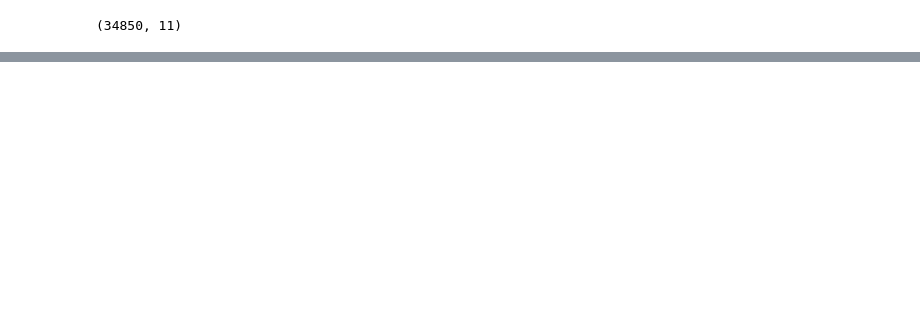
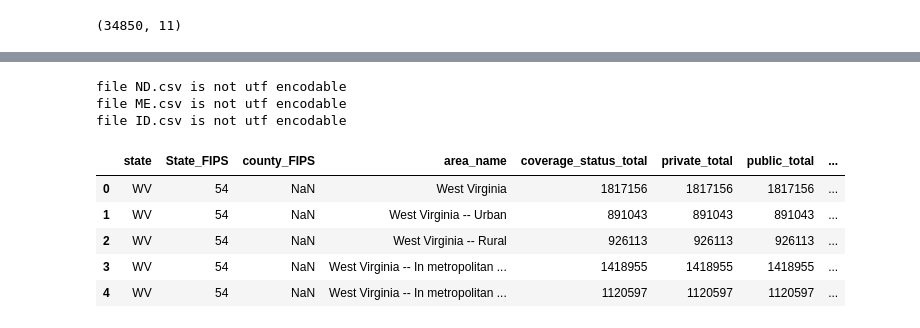
Before and after one commit to Elguetajj/bi-milanesos-2021, a Jupyter notebook: etls.ipynb, the cells around one changed output, grey strips where cells are left out. Cells and saved outputs as stored; diff of their text form; code cells hidden in the pictures; blank space fills up the shorter version.

Commit message:
agrega disability y health_insurance

```diff
--- a/etls.ipynb
+++ b/etls.ipynb
@@ -52,12 +53,26 @@ def files_to_dataframe(files,filter_regex,column_names_dict,drive):
     df = pd.DataFrame()
     desired_files = list(filter(lambda i: r.match(i["title"]), files))
     for file in desired_files:
+#         print(file["title"])
         each_file = drive.CreateFile({'id': file['id'] })
-        file_buffer = StringIO(each_file.GetContentString())
-        df_each_file = pd.read_csv(file_buffer)
+        try:
+            file_content = StringIO(each_file.GetContentString())
+            df_each_file = pd.read_csv(file_content,usecols=column_names_dict.keys())
+        except:
+            print(f"file {file['title']} is not utf encodable")
+            filename = f"./temp/{file['title']}"
+            each_file.GetContentFile(filename, mimetype='text/csv')
+            with open("./temp/ND.csv", 'rb') as f:
+                file_content = f.read().decode("utf-16")
+            df_each_file = pd.read_csv(StringIO(file_content),usecols=column_names_dict.keys())
+
         df = df.append(df_each_file)
-    df_selected = df[column_names.keys()]
-    df_renamed = df_selected.rename(columns=column_names)
+#     temp = "./temp/"
+#     for file in temp:
+#         os.remove(file)
+
+#     df_selected = df[column_names_dict.keys()]
+    df_renamed = df.rename(columns=column_names_dict)
     return df_renamed
 # %%
 def to_sql(df,table_name,engine):
@@ -99,0 +270,17 @@ table.shape
+# %%
+health_insurance_names = {
+    "State":"state",
+    "StateFIPS":"State_FIPS",
+    "CountyFIPS":"county_FIPS",
+    "AreaName": "area_name",
+    "B27001_001":"coverage_status_total",
+    "B27002_001":"private_total",
+    "B27003_001":"public_total",
+    "C27004_001":"employer_based_total",
+    "C27005_001":"direct_purchase_total",
+    "C27006_001":"medicare_total",
+    "C27007_001":"medicaid_means_tested_total"
+}
+# %%
+file_list = getFiles("Health Insurance","1THD1cqlgpxsNj1ZFeQeg255Ne0As6DQL",drive)
+len(file_list)
@@ -99,0 +309,13 @@ table.shape
+# %%
+df = files_to_dataframe(file_list,'([A-Z]){2}.csv',health_insurance_names,drive)
+df.head()
+# %% [output]
+file ND.csv is not utf encodable
+file ME.csv is not utf encodable
+file ID.csv is not utf encodable
+|  | state | State_FIPS | county_FIPS | area_name | coverage_status_total | private_total | public_total | ... |
+| 0 | WV | 54 | NaN | West Virginia | 1817156 | 1817156 | 1817156 | ... |
+| 1 | WV | 54 | NaN | West Virginia -- Urban | 891043 | 891043 | 891043 | ... |
+| 2 | WV | 54 | NaN | West Virginia -- Rural | 926113 | 926113 | 926113 | ... |
+| 3 | WV | 54 | NaN | West Virginia -- In metropolitan ... | 1418955 | 1418955 | 1418955 | ... |
+| 4 | WV | 54 | NaN | West Virginia -- In metropolitan ... | 1120597 | 1120597 | 1120597 | ... |
```
Also changed, not shown: parts of 21 cells of this notebook, 3 other files.
